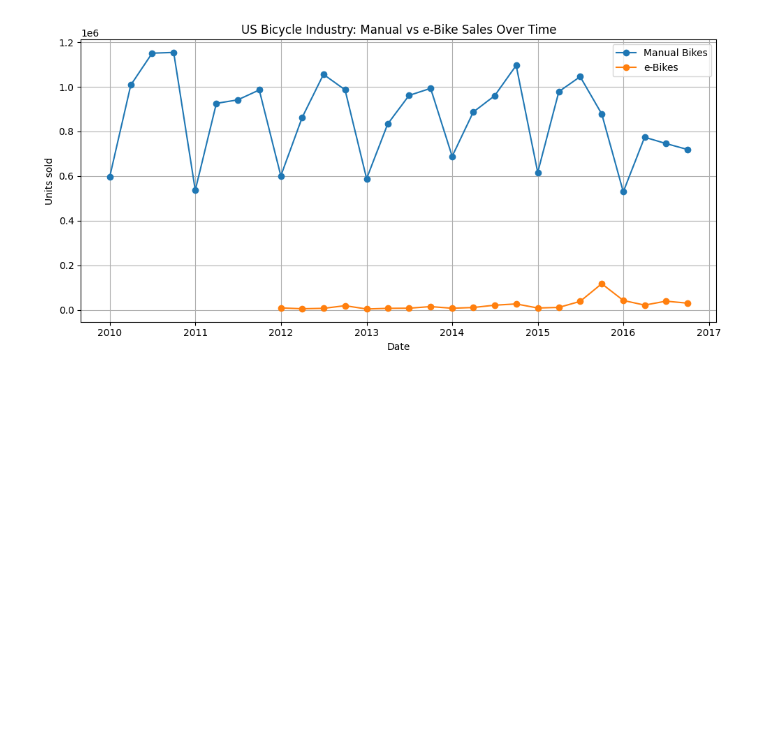
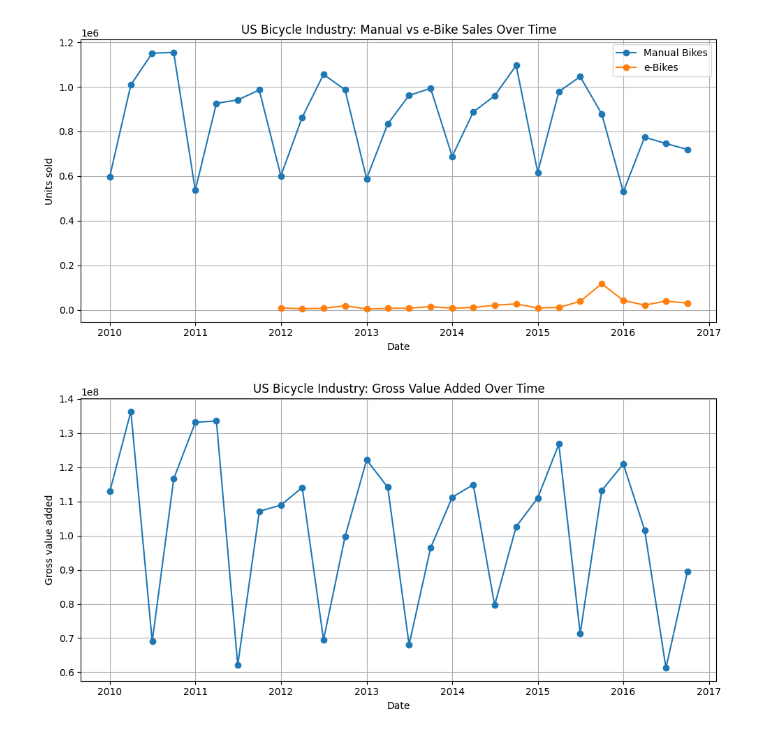
Before and after one commit to Lakony34/Data-Visualisation, a Jupyter notebook: TP2/TP2.ipynb, the cells around one changed output. Saved outputs shown, nothing was run; the diff lists cells and outputs as text; code cells hidden in the pictures; blank space fills up the shorter version.

Commit message:
graph2: US Bicycle Industry: Gross Value Added Over Time

```diff
--- a/TP2/TP2.ipynb
+++ b/TP2/TP2.ipynb
@@ -26,3 +26,25 @@ plt.tight_layout()
 plt.show()
 # %% [output]
 [figure]
+# %%
+# Charger le fichier CSV
+bike = pd.read_csv("Economic value of the bicycle industry US date format - us format.csv", sep=";")
+
+# Convertir la colonne Date
+bike["Date"] = pd.to_datetime(bike["Date"])
+
+# Convertir la colonne numérique
+bike["Gross Value Added"] = pd.to_numeric(bike["Gross Value Added"], errors="coerce")
+
+# Graphique
+plt.figure(figsize=(10, 5))
+plt.plot(bike["Date"], bike["Gross Value Added"], marker="o")
+
+plt.title("US Bicycle Industry: Gross Value Added Over Time")
+plt.xlabel("Date")
+plt.ylabel("Gross value added")
+plt.grid(True)
+plt.tight_layout()
+plt.show()
+# %% [output]
+[figure, added]
```
